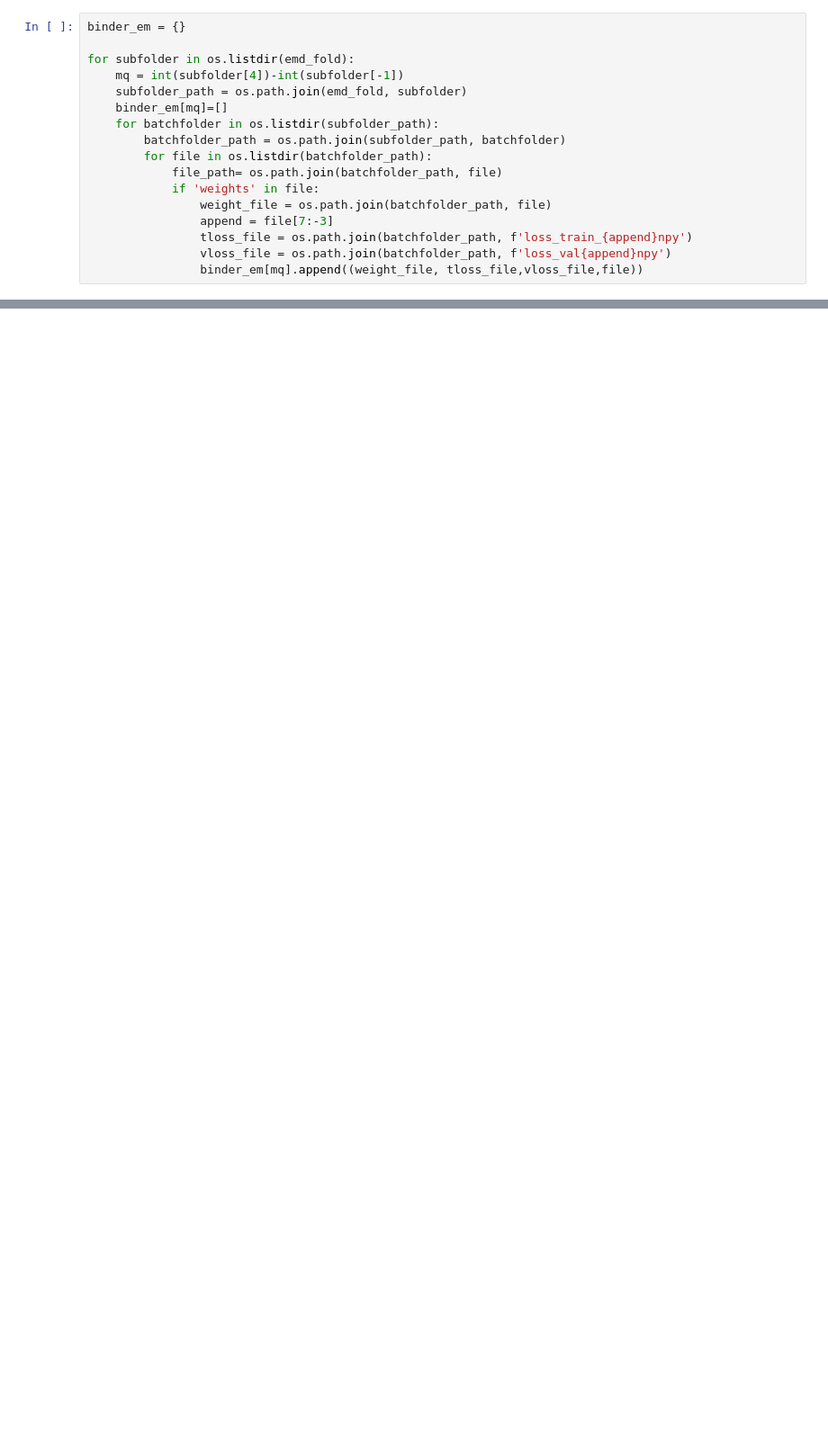
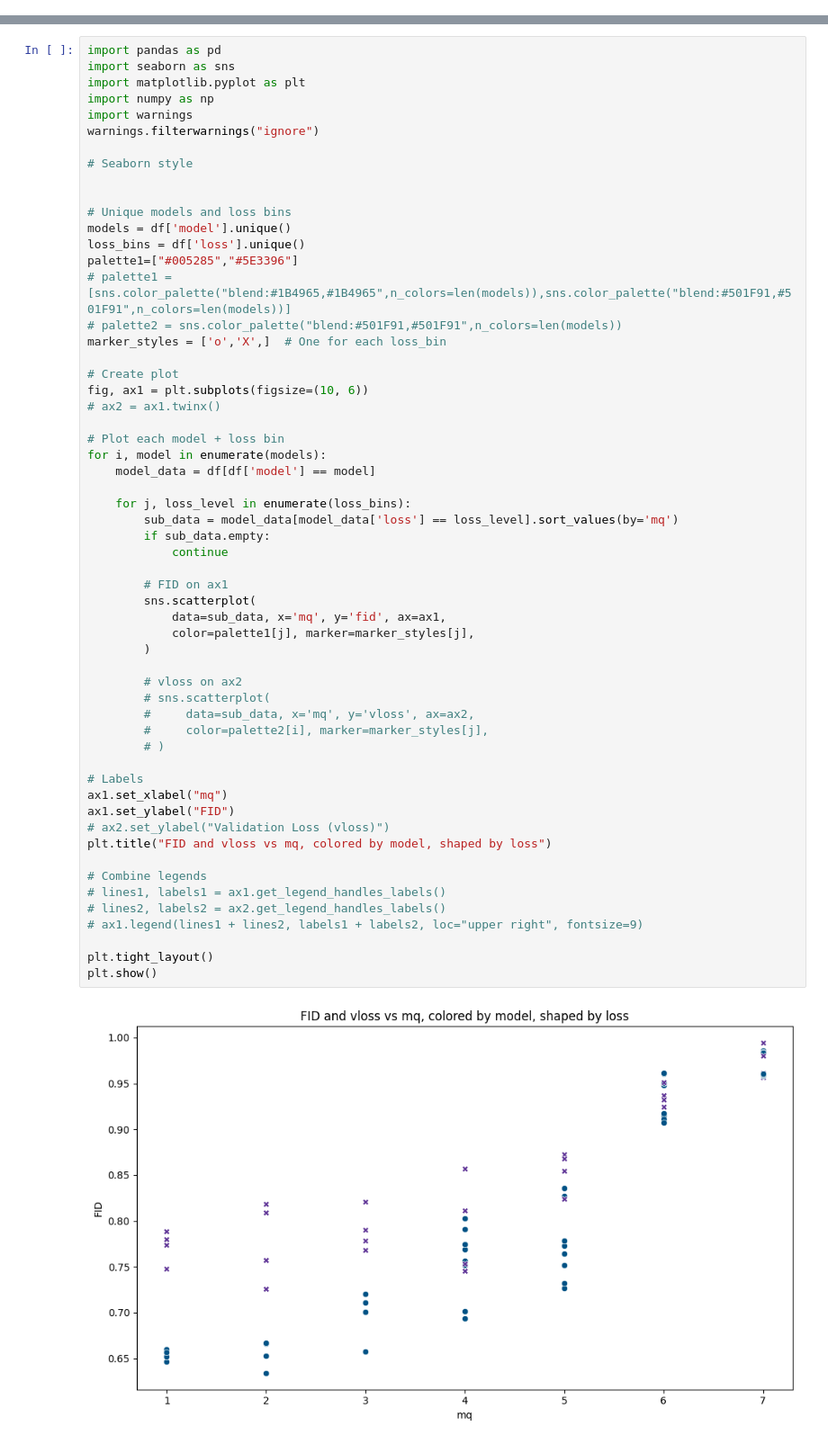
Before and after one commit to filorazi/Dim_red_swap_Leo, a Jupyter notebook: reconstruction_fidelity.ipynb, the cells around one changed output, grey strips where cells are left out. Shown: that part at 90% size. Cells and saved outputs as stored; diff of their text form; blank space fills up the shorter version.

```diff
--- a/reconstruction_fidelity.ipynb
+++ b/reconstruction_fidelity.ipynb
@@ -24,17 +7,0 @@ for subfolder in os.listdir(fid_fold):
-# %%
-binder_em = {}
-
-for subfolder in os.listdir(emd_fold):
-    mq = int(subfolder[4])-int(subfolder[-1])
-    subfolder_path = os.path.join(emd_fold, subfolder)
-    binder_em[mq]=[]
-    for batchfolder in os.listdir(subfolder_path):
-        batchfolder_path = os.path.join(subfolder_path, batchfolder)
-        for file in os.listdir(batchfolder_path):
-            file_path= os.path.join(batchfolder_path, file)
-            if 'weights' in file:
-                weight_file = os.path.join(batchfolder_path, file)
-                append = file[7:-3]
-                tloss_file = os.path.join(batchfolder_path, f'loss_train_{append}npy')
-                vloss_file = os.path.join(batchfolder_path, f'loss_val{append}npy')
-                binder_em[mq].append((weight_file, tloss_file,vloss_file,file))
@@ -114,0 +39,59 @@ binder_fi
+# %%
+import pandas as pd
+import seaborn as sns
+import matplotlib.pyplot as plt
+import numpy as np
+import warnings
+warnings.filterwarnings("ignore")
+
+# Seaborn style
+
+
+# Unique models and loss bins
+models = df['model'].unique()
+loss_bins = df['loss'].unique()
+palette1=["#005285","#5E3396"]
+# palette1 = [sns.color_palette("blend:#1B4965,#1B4965",n_colors=len(models)),sns.color_palette("blend:#501F91,#501F91",n_colors=len(models))]
+# palette2 = sns.color_palette("blend:#501F91,#501F91",n_colors=len(models))
+marker_styles = ['o','X',]  # One for each loss_bin
+
+# Create plot
+fig, ax1 = plt.subplots(figsize=(10, 6))
+# ax2 = ax1.twinx()
+
+# Plot each model + loss bin
+for i, model in enumerate(models):
+    model_data = df[df['model'] == model]
+
+    for j, loss_level in enumerate(loss_bins):
+        sub_data = model_data[model_data['loss'] == loss_level].sort_values(by='mq')
+        if sub_data.empty:
+            continue
+
+        # FID on ax1
+        sns.scatterplot(
+            data=sub_data, x='mq', y='fid', ax=ax1,
+            color=palette1[j], marker=marker_styles[j],
+        )
+
+        # vloss on ax2
+        # sns.scatterplot(
+        #     data=sub_data, x='mq', y='vloss', ax=ax2,
+        #     color=palette2[i], marker=marker_styles[j],
+        # )
+
+# Labels
+ax1.set_xlabel("mq")
+ax1.set_ylabel("FID")
+# ax2.set_ylabel("Validation Loss (vloss)")
+plt.title("FID and vloss vs mq, colored by model, shaped by loss")
+
+# Combine legends
+# lines1, labels1 = ax1.get_legend_handles_labels()
+# lines2, labels2 = ax2.get_legend_handles_labels()
+# ax1.legend(lines1 + lines2, labels1 + labels2, loc="upper right", fontsize=9)
+
+plt.tight_layout()
+plt.show()
+# %% [output]
+[figure, added]
```
Also changed, not shown: parts of 8 cells of this notebook, 58 other files.
